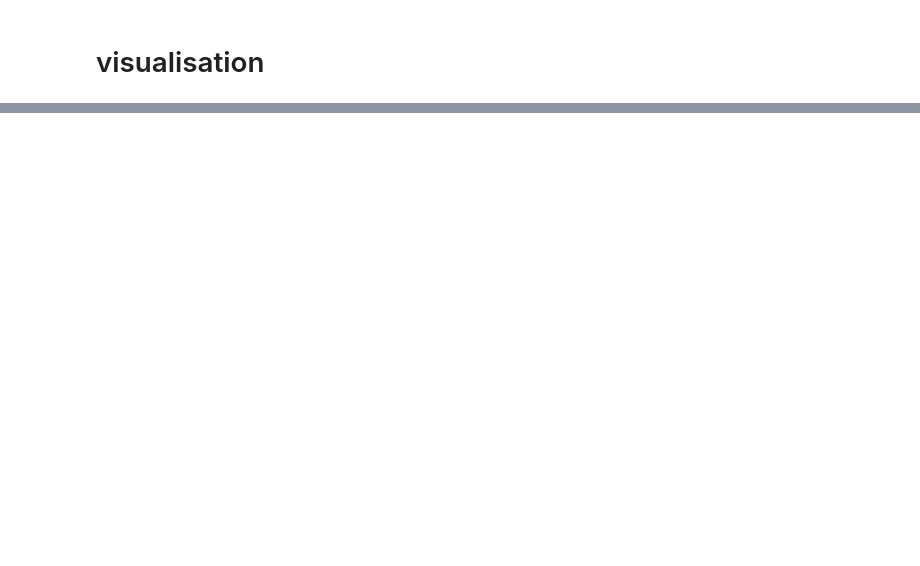
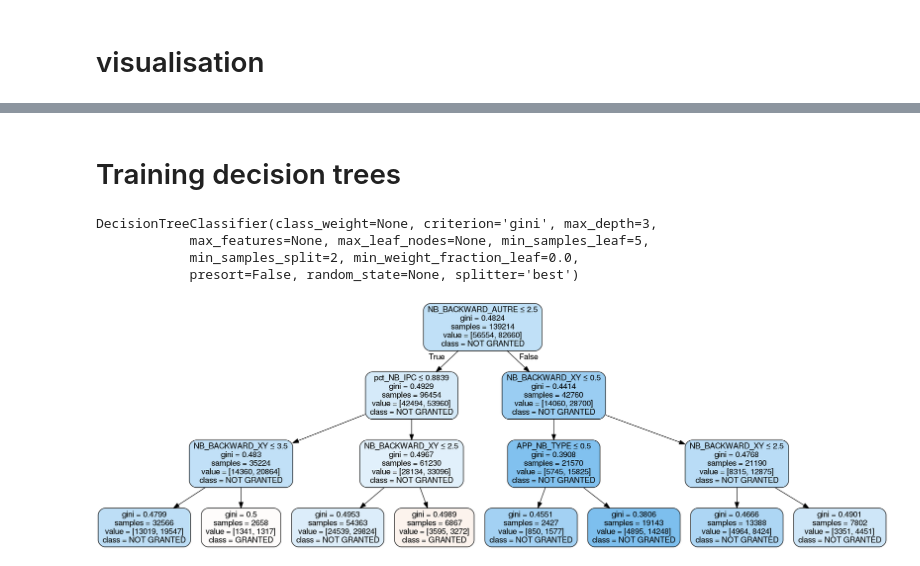
Before and after one commit to maxkub/challengeMDI343, a Jupyter notebook: challenge.ipynb, the cells around one changed output, grey strips where cells are left out. Saved outputs shown, nothing was run; the diff lists cells and outputs as text; code cells hidden in the pictures; blank space fills up the shorter version.

Commit message:
added decision tree

```diff
--- a/challenge.ipynb
+++ b/challenge.ipynb
@@ -323,3 +323,19 @@ df.describe()
 | 75% | 2.000000 | 7665.000000 | 7665.000000 | 7665.000000 | 7665.000000 | 802.566197 | ... |
 | max | 66.000000 | 10898.000000 | 10898.000000 | 11305.000000 | 10898.000000 | 6619.226579 | ... |
 8 rows × 170 columns
+# %%
+# standardization of columns :
+standardize = StandardScaler()
+normalized_cols = ['cited_age_min', 'cited_age_median', 'cited_age_max', 'cited_age_mean', 'cited_age_std']
+
+dat = df[normalized_cols].values
+standardize.fit(dat)
+
+dat = standardize.transform(dat)
+
+print(len(df))
+df_temp = pd.DataFrame(dat, columns=normalized_cols)
+df = df.drop(normalized_cols, axis=1)
+
+df = pd.concat([df, df_temp], axis=1, join='inner')
+print(len(df))
@@ -327,0 +385,2 @@ df.describe()
+# %% [markdown]
+# Training decision trees
@@ -327,0 +393,32 @@ df.describe()
+# %%
+Xcolumns = df.columns.tolist()
+Xcolumns.remove('VARIABLE_CIBLE')
+
+X = df[Xcolumns].values
+Y = df['VARIABLE_CIBLE'].values
+
+X_train, X_test, Y_train, Y_test = train_test_split(X, Y, test_size=0.3, random_state=42)
+# %%
+max_depth = 3
+min_samples_leaf = 5
+
+clf = tree.DecisionTreeClassifier(max_depth=max_depth, min_samples_leaf=min_samples_leaf)
+clf.fit(X_train, Y_train)
+# %% [output]
+DecisionTreeClassifier(class_weight=None, criterion='gini', max_depth=3,
+            max_features=None, max_leaf_nodes=None, min_samples_leaf=5,
+            min_samples_split=2, min_weight_fraction_leaf=0.0,
+            presort=False, random_state=None, splitter='best')
+# %%
+dot_data = StringIO()
+tree.export_graphviz(clf, out_file=dot_data,
+                         feature_names=Xcolumns,
+                         class_names=['GRANTED', 'NOT GRANTED'],
+                         filled=True, rounded=True,
+                         special_characters=True)
+
+content = dot_data.getvalue()
+graph = pydotplus.graph_from_dot_data(content)
+Image(graph.create_png())
+# %% [output]
+[figure, added]
```
Also changed, not shown: parts of 9 cells of this notebook.
